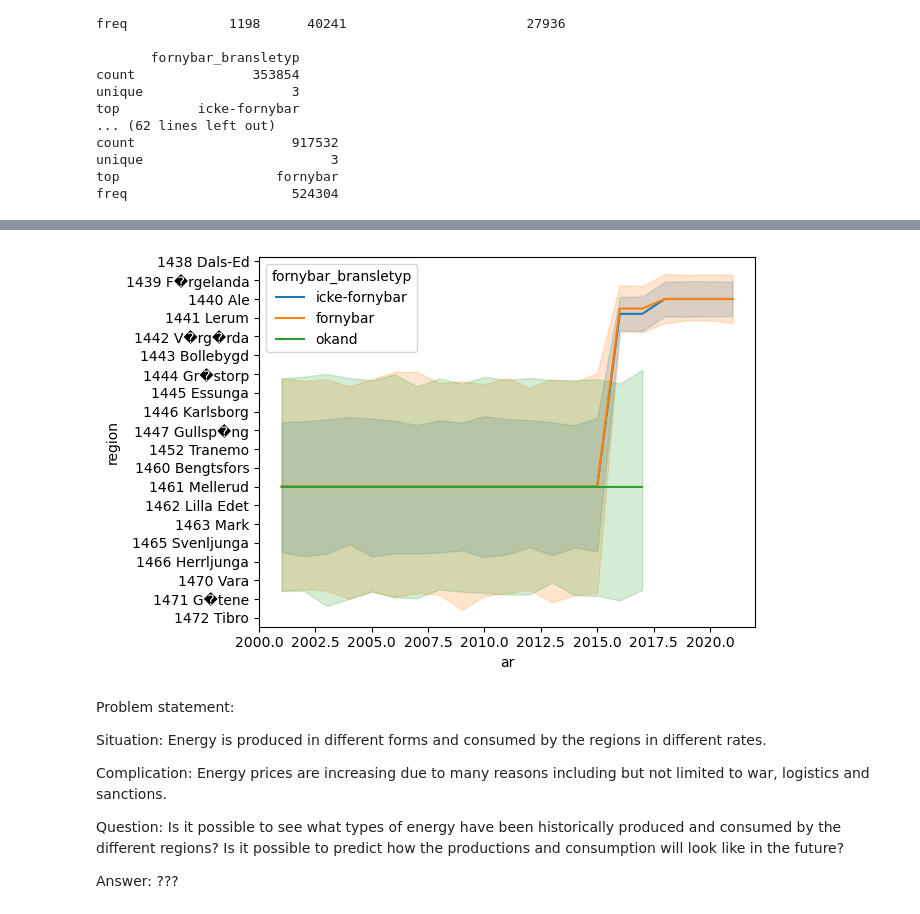
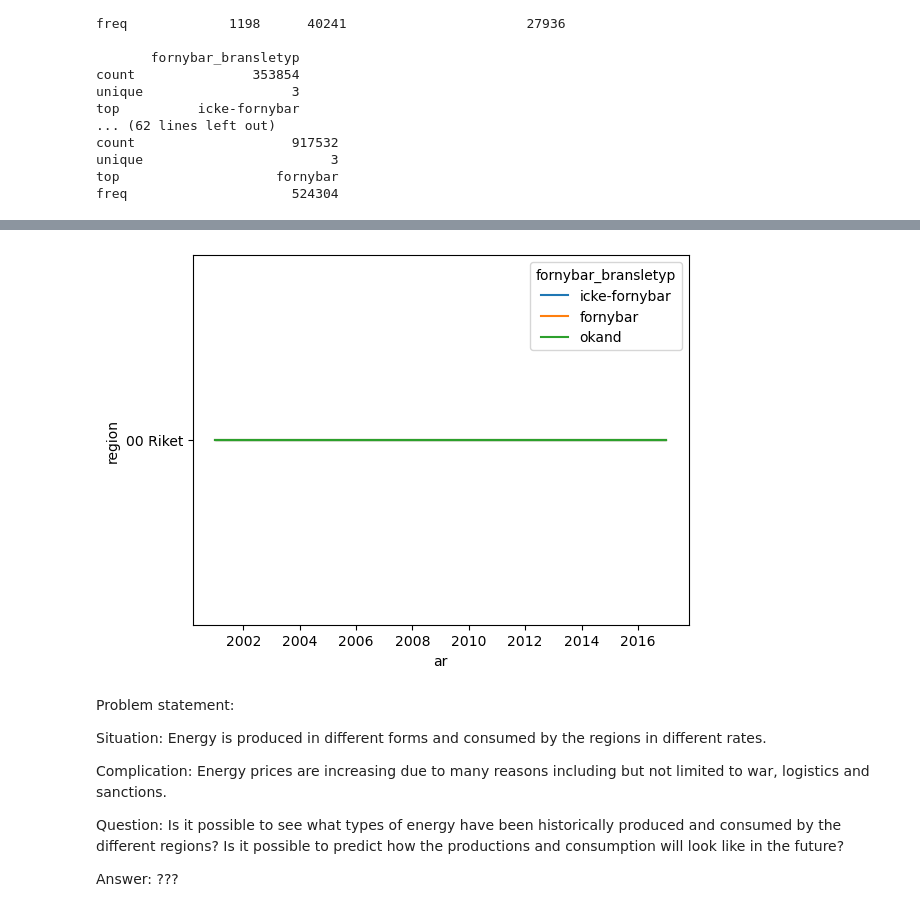
Before and after one commit to mnikolop/case3-swedish-energy, a Jupyter notebook: code/4-descriptive-analysis.ipynb, the cells around one changed output, grey strips where cells are left out. Drawn from its saved outputs; the diff is of its cells as text; code cells hidden in the pictures.

Commit message:
making selections

```diff
--- a/code/4-descriptive-analysis.ipynb
+++ b/code/4-descriptive-analysis.ipynb
@@ -24,5 +25,3 @@ slutanvandning = pd.read_table(
     '../data/to-use/slutanvandning-region-forbrukarkategori-bransletyp-kategori-energityp-ar.csv', sep=',')
 branslefarbrukning = pd.read_table('../data/to-use/branslefarbrukning-far-produktion-per-ar.csv', sep=',')
 energidata = pd.read_table('../data/to-use/energidata-per-ar.csv', sep=',')
-# %%
-leveranser_flytande = leveranser_flytande.set_index('region')
@@ -78,3 +60,12 @@ count                    917532
 unique                        3
 top                    fornybar
 freq                     524304
+# %%
+regions_selection = widgets.SelectMultiple(
+    options=list(leveranser_flytande.region.drop_duplicates(
+        keep='first').reset_index(drop=True)),
+    rows=20,
+    description='Region:',
+    disabled=False,
+)
+display(regions_selection)
@@ -81,19 +131,20 @@ freq                     524304
 # %%
 # leveranser_flytande
 
-fig1 = sns.lineplot(data=leveranser_flytande, x='ar',
+
+fig1 = sns.lineplot(data=leveranser_flytande.where(leveranser_flytande.region == regions_selection.value), x='ar',
                     y='region', hue='fornybar_bransletyp')
 plt.show(fig1)
 
         # print('Column: ', column, '\n', d[column].drop_duplicates(
         #     keep='first').reset_index(drop=True))
 
         # fig1 = sns.lineplot(data=d, x='ar', y=d[column])
 
         # # fig2 = sns.lineplot(data=d, x='ar', y=d[column], hue='region')
         # # plt.show(fig2)
 # %% [output]
-[figure, old version]
+[figure, new version]
 # %% [markdown]
 Problem statement:
 
```
Also changed, not shown: parts of 8 cells of this notebook, 3 other files.
